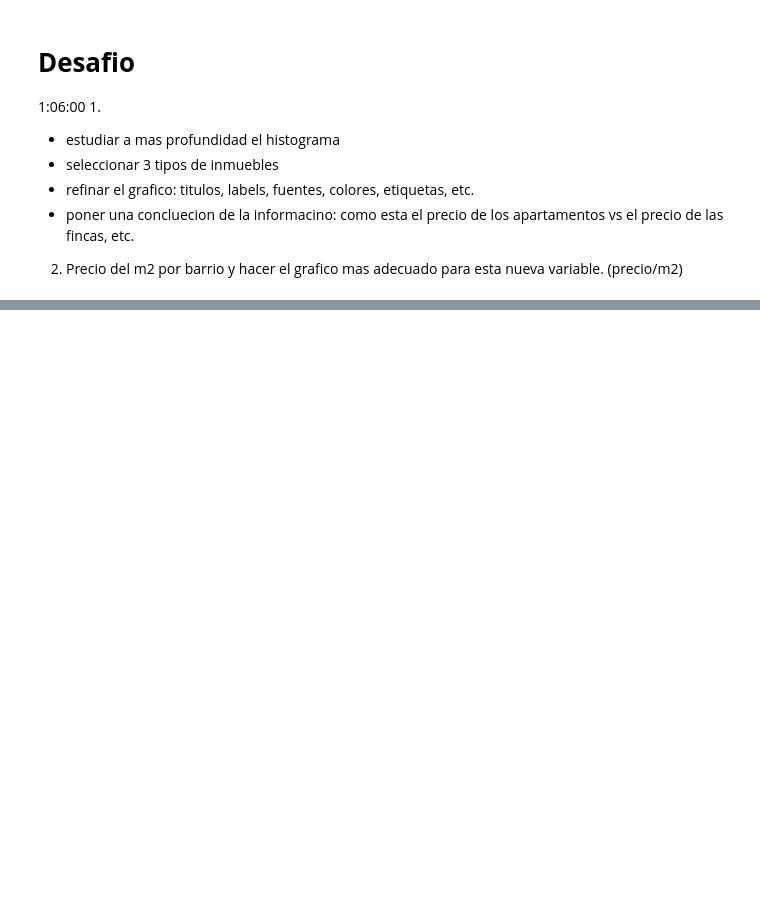
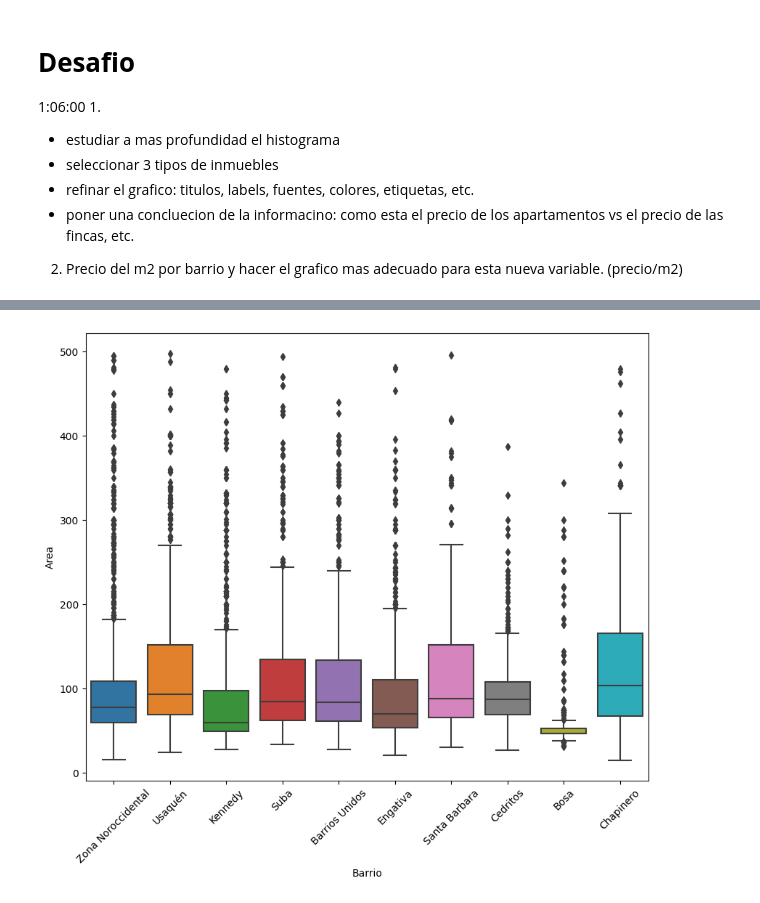
Before and after one commit to max6811/inmersion_datos_alura, a Jupyter notebook: INMERSION_DATOS_ALURA.ipynb, the cells around one changed output, grey strips where cells are left out. Saved outputs shown, nothing was run; the diff lists cells and outputs as text; code cells hidden in the pictures; blank space fills up the shorter version.

```diff
--- a/INMERSION_DATOS_ALURA.ipynb
+++ b/INMERSION_DATOS_ALURA.ipynb
@@ -489,0 +695,12 @@ plt.show()
+# %%
+#generamos e lienzo
+plt.figure(figsize=(10,8))
+
+# cambiamos nuestros ejes referenciales ahora con Area y
+# ponemos la condicion para tener una mejor apreciacion
+ax = sns.boxplot(data=inmuebles.query('Barrio in @top_barrios & Area < 500'), x='Barrio' , y='Area')
+#ajustamos los parametros de nuestro puntos tick
+ax.tick_params(axis='x', rotation=45)
+plt.show()
+# %% [output]
+[figure, added]
```
Also changed, not shown: parts of 49 cells of this notebook.
